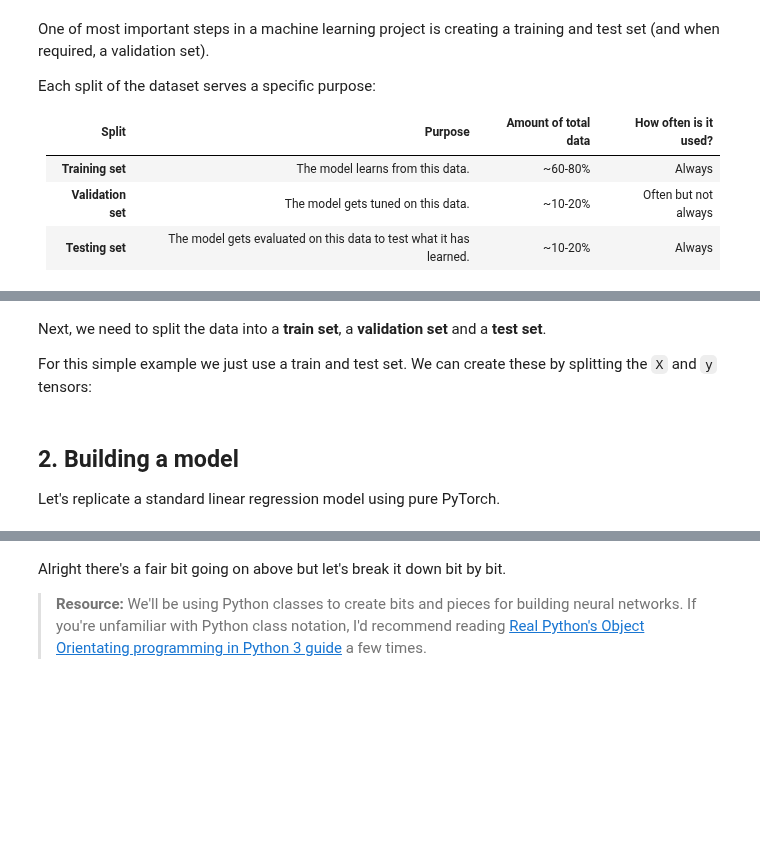
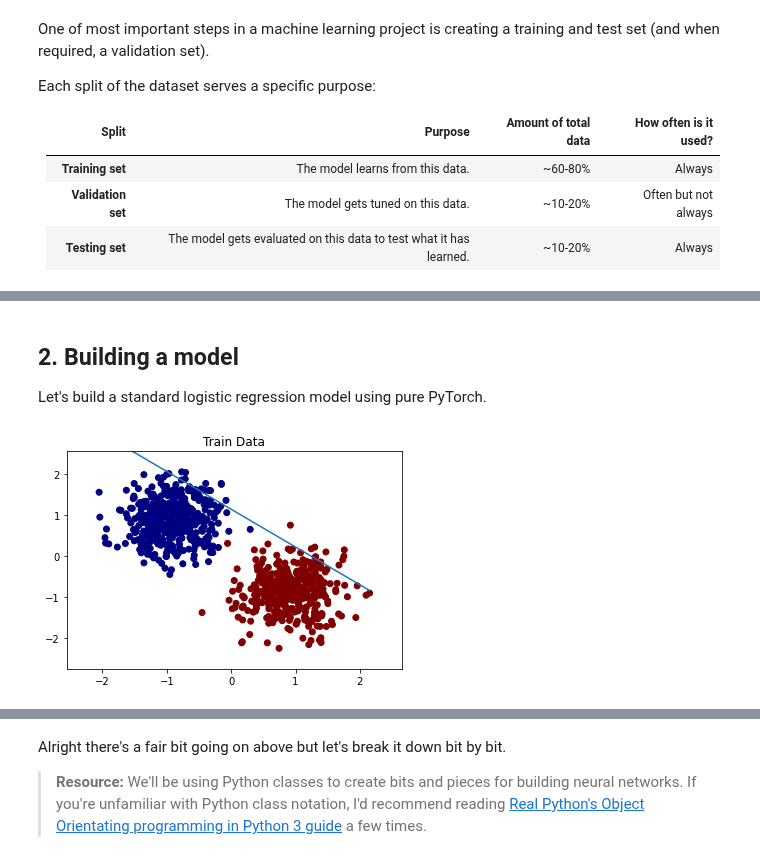
Before and after one commit to sdgroeve/D012554_Machine_Learning_2023, a Jupyter notebook: 01_pytorch_workflow.ipynb, the cells around one changed output, grey strips where cells are left out. Saved outputs shown, nothing was run; the diff lists cells and outputs as text; code cells hidden in the pictures; blank space fills up the shorter version.

```diff
--- a/01_pytorch_workflow.ipynb
+++ b/01_pytorch_workflow.ipynb
@@ -145,5 +129,0 @@ X_train
-# %%
-X_train = torch.tensor(X_train.values)
-y_train = torch.tensor(y_train.values)
-
-y_train
@@ -166,16 +130,6 @@ We can now compute the target `y` for each these 50 feature vectors in `X`:
-# %% [markdown]
-Next, we need to split the data into a **train set**, a **validation set** and a **test set**.
-
-For this simple example we just use a train and test set. We can create these by splitting the `X` and `y` tensors:
-# %%
-# 80% of data used for training set, 20% for testing
-train_split = int(0.8 * len(X))
-
-X_train, y_train = X[:train_split], y[:train_split]
-X_test, y_test = X[train_split:], y[train_split:]
 # %% [markdown]
 ## 2. Building a model
 
-Let's replicate a standard linear regression model using pure PyTorch.
+Let's build a standard logistic regression model using pure PyTorch.
 # %%
 class LogisticRegression(torch.nn.Module):
@@ -186,9 +142,9 @@ class LogisticRegression(torch.nn.Module):
     outputs = torch.sigmoid(self.linear(x))
     return outputs
 # %%
-epochs = 200000
-input_dim = 4 # Two inputs x1 and x2
-output_dim = 3 # Single binary output
+epochs = 20
+input_dim = 2 # Two inputs x_1 and x_2
+output_dim = 1 # Single binary output
 learning_rate = 0.01
 
 model = LogisticRegression(input_dim,output_dim)
@@ -196,4 +152,28 @@ model = LogisticRegression(input_dim,output_dim)
 criterion = torch.nn.CrossEntropyLoss()
 
 optimizer = torch.optim.SGD(model.parameters(), lr=learning_rate)
+# %%
+import matplotlib.pyplot as plt
+
+def model_plot(model,X,y,title):
+    parm = {}
+    b = []
+    for name, param in model.named_parameters():
+        parm[name]=param.detach().numpy()
+
+    w = parm['linear.weight'][0]
+    b = parm['linear.bias'][0]
+    plt.scatter(X[:, 0], X[:, 1], c=y,cmap='jet')
+    u = np.linspace(X[:, 0].min(), X[:, 0].max(), 2)
+    plt.plot(u, (0.5-b-w[0]*u)/w[1])
+    plt.xlim(X[:, 0].min()-0.5, X[:, 0].max()+0.5)
+    plt.ylim(X[:, 1].min()-0.5, X[:, 1].max()+0.5)
+    plt.title(title)
+    plt.show()
+
+
+# Train Data
+model_plot(model,X_train,y_train,'Train Data')
+# %% [output]
+[figure, added]
 # %%
```
Also changed, not shown: parts of 44 cells of this notebook.
